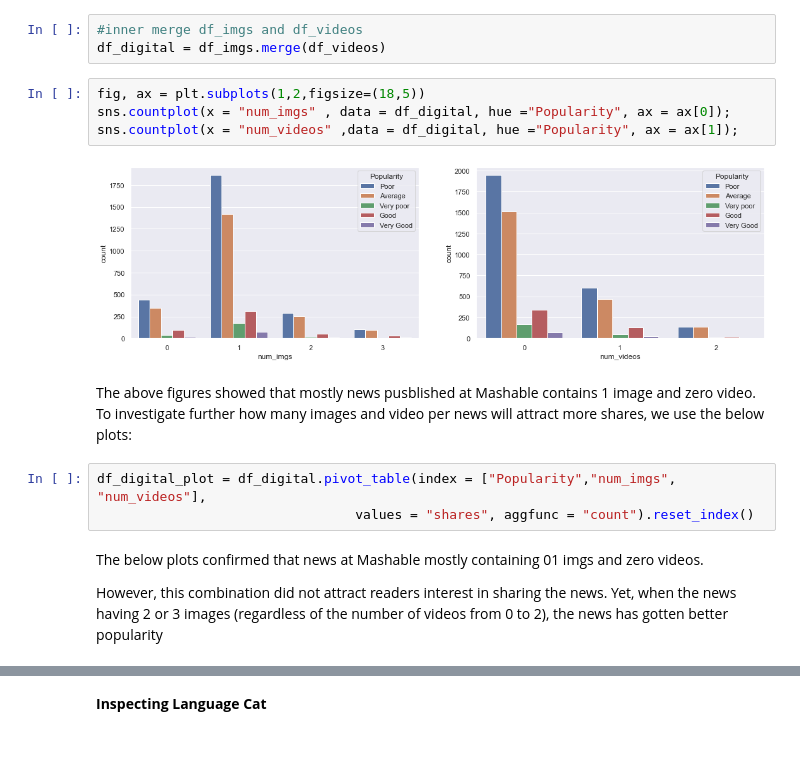
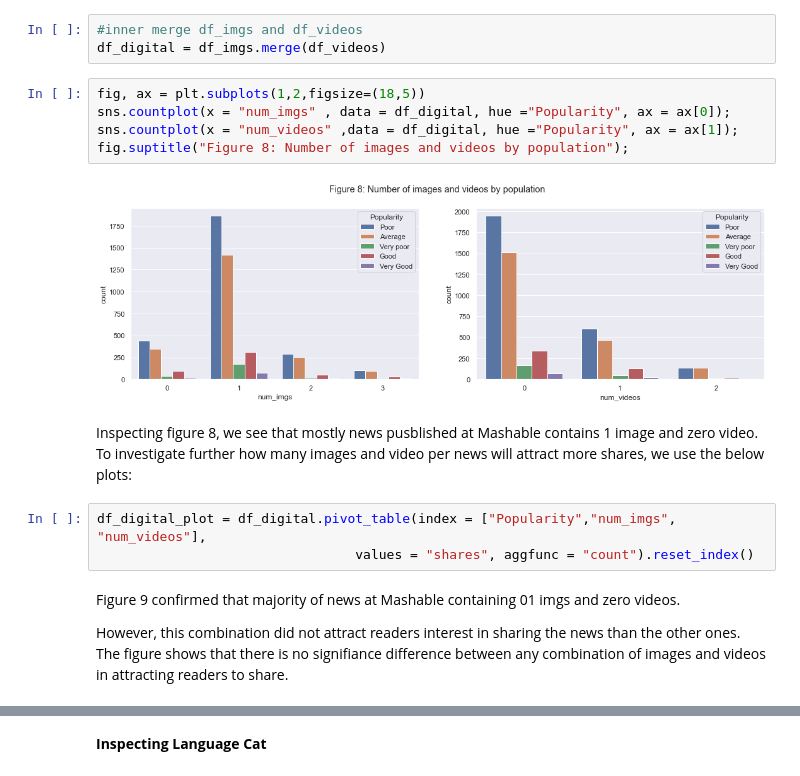
Before and after one commit to Hoaduong1990/Group2_pandas, a Jupyter notebook: online_news_popularity/online_news_popularity.ipynb, the cells around one changed output, grey strips where cells are left out. Saved outputs shown, nothing was run; the diff lists cells and outputs as text; blank space fills up the shorter version.

```diff
--- a/online_news_popularity/online_news_popularity.ipynb
+++ b/online_news_popularity/online_news_popularity.ipynb
@@ -506,19 +489,20 @@ df_digital = df_imgs.merge(df_videos)
 # %%
 fig, ax = plt.subplots(1,2,figsize=(18,5))
 sns.countplot(x = "num_imgs" , data = df_digital, hue ="Popularity", ax = ax[0]);
 sns.countplot(x = "num_videos" ,data = df_digital, hue ="Popularity", ax = ax[1]);
+fig.suptitle("Figure 8: Number of images and videos by population");
 # %% [output]
-[figure, old version]
+[figure, new version]
 # %% [markdown]
-The above figures showed that mostly news pusblished at Mashable contains 1 image and zero video.
+Inspecting figure 8, we see that mostly news pusblished at Mashable contains 1 image and zero video.
 To investigate further how many images and video per news will attract more shares, we use the below plots:
 # %%
 df_digital_plot = df_digital.pivot_table(index = ["Popularity","num_imgs", "num_videos"],
                                  values = "shares", aggfunc = "count").reset_index()
 # %% [markdown]
-The below plots confirmed that news at Mashable mostly containing 01 imgs and zero videos.
+Figure 9 confirmed that majority of news at Mashable containing 01 imgs and zero videos.
 
-However, this combination did not attract readers interest in sharing the news. Yet, when the news having 2 or 3 images (regardless of the number of videos from 0 to 2), the news has gotten better popularity
+However, this combination did not attract readers interest in sharing the news than the other ones. The figure shows that there is no signifiance difference between any combination of images and videos in attracting readers to share.
 # %%
 px.bar(df_digital_plot, y="shares", color="Popularity", barmode="group",
              x ="num_imgs", facet_col="num_videos",
```
Also changed, not shown: parts of 39 cells of this notebook.
